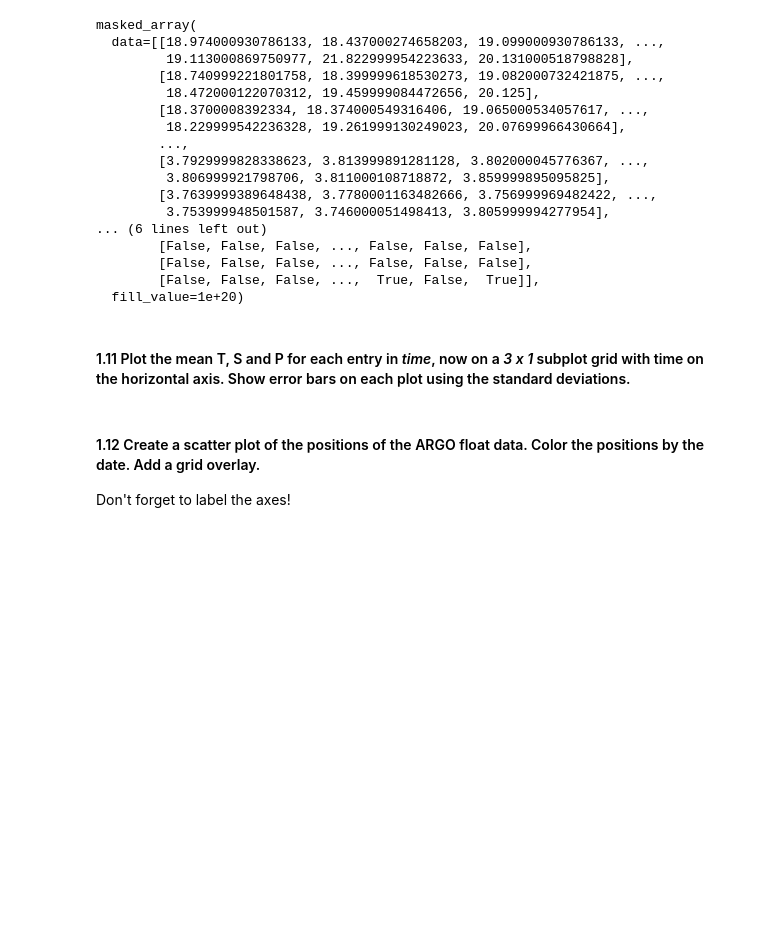
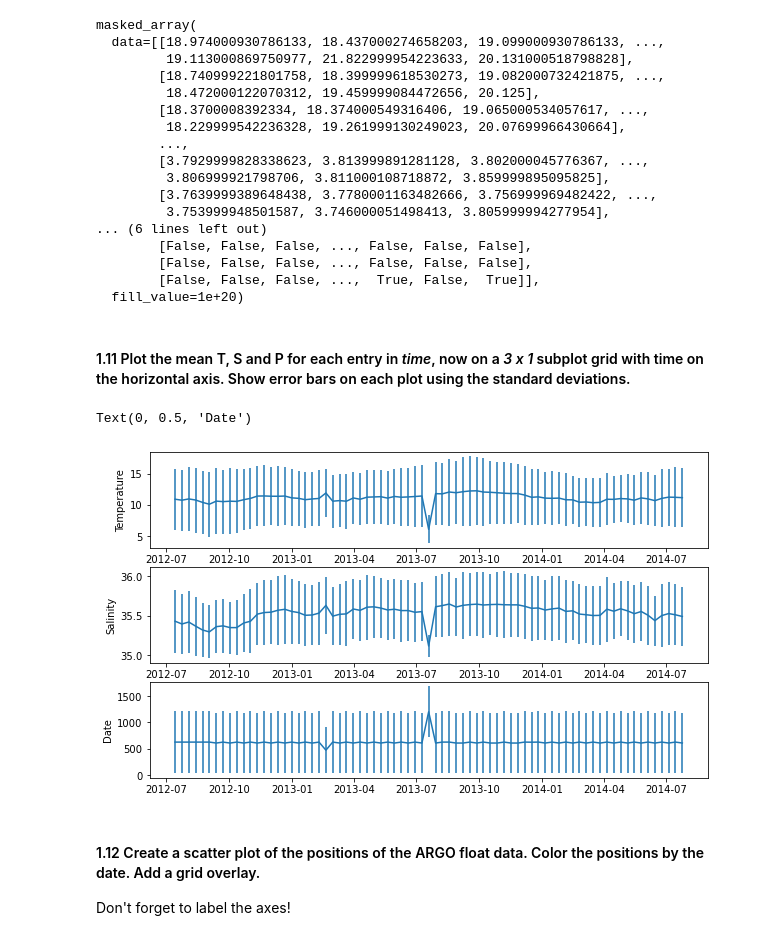
Before and after one commit to zubaer005/CMSC6950_Assignments, a Jupyter notebook: Assignment_7.ipynb, the cells around one changed output. Cells and saved outputs as stored; diff of their text form; code cells hidden in the pictures; blank space fills up the shorter version.

```diff
--- a/Assignment_7.ipynb
+++ b/Assignment_7.ipynb
@@ -40,6 +42,2 @@ list(data.keys())
 # %% [markdown]
 #### 1.5 Extract the date, lat, lon, and levels arrays.
-# %%
-date = data['date']
-lat =data['lat']
-lon = data['lon']
@@ -86,3 +115,10 @@ S_ma.mean()
+# %%
+Tmean = T.mean(axis=0)
+Tstd = T.std(axis=0)
+Smean = S.mean(axis=0)
+Sstd = S.std(axis=0)
+Pmean = P.mean(axis=0)
+Pstd = P.std(axis=0)
 # %%
 P_ma = np.ma.masked_invalid(P)
 P_ma.mean()
@@ -135,6 +171,19 @@ masked_array(
   fill_value=1e+20)
 # %% [markdown]
 #### 1.11 Plot the mean T, S and P for each entry in *time*, now on a *3 x 1* subplot grid with time on the horizontal axis. Show error bars on each plot using the standard deviations.
+# %%
+fig, axs = plt.subplots(3, 1, figsize=(10, 6))
+axs[0].errorbar(date, Tmean, yerr=Tstd)
+axs[1].errorbar(date, Smean, yerr=Sstd)
+axs[2].errorbar(date, Pmean, yerr=Pstd)
+
+axs[0].set_ylabel('Temperature')
+axs[1].set_ylabel('Salinity')
+axs[2].set_ylabel('Pressure')
+axs[2].set_ylabel('Date')
+# %% [output]
+Text(0, 0.5, 'Date')
+[figure, added]
 # %% [markdown]
 #### 1.12 Create a scatter plot of the positions of the ARGO float data.  Color the positions by the date. Add a grid overlay.
 Don't forget to label the axes!
```
Also changed, not shown: parts of 27 cells of this notebook.
